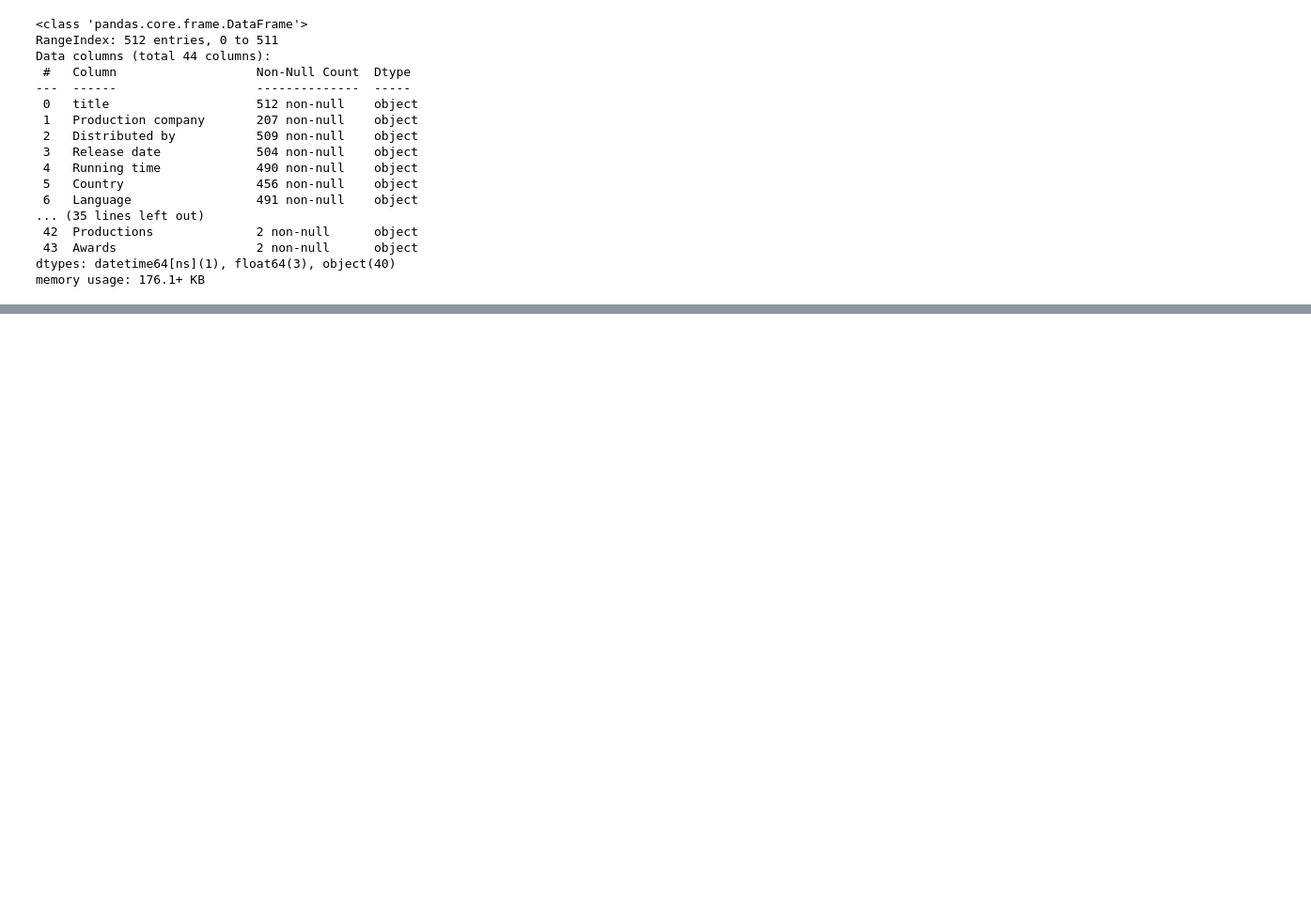
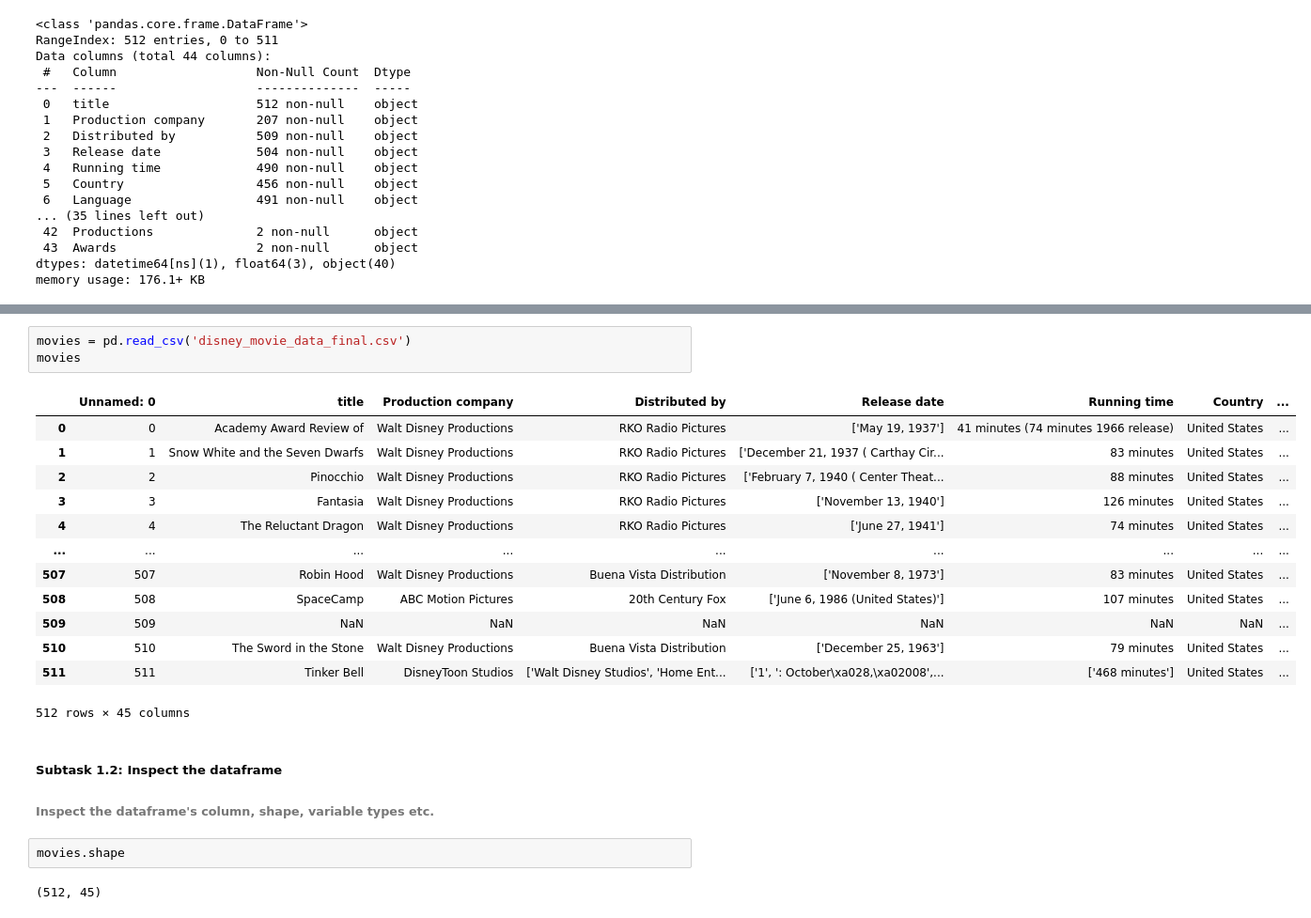
Before and after one commit to pappucode/datascrape, a Jupyter notebook: movie_data_scrape.ipynb, the cells around one changed output, grey strips where cells are left out. Shown at 94% size. Saved outputs shown, nothing was run; the diff lists cells and outputs as text; blank space fills up the shorter version.

```diff
--- a/movie_data_scrape.ipynb
+++ b/movie_data_scrape.ipynb
@@ -669,0 +720,24 @@ running_time.head(20)
+# %%
+movies = pd.read_csv('disney_movie_data_final.csv')
+movies
+# %% [output]
+|  | Unnamed: 0 | title | Production company | Distributed by | Release date | Running time | Country | ... |
+| 0 | 0 | Academy Award Review of | Walt Disney Productions | RKO Radio Pictures | ['May 19, 1937'] | 41 minutes (74 minutes 1966 release) | United States | ... |
+| 1 | 1 | Snow White and the Seven Dwarfs | Walt Disney Productions | RKO Radio Pictures | ['December 21, 1937 ( Carthay Cir... | 83 minutes | United States | ... |
+| 2 | 2 | Pinocchio | Walt Disney Productions | RKO Radio Pictures | ['February 7, 1940 ( Center Theat... | 88 minutes | United States | ... |
+| 3 | 3 | Fantasia | Walt Disney Productions | RKO Radio Pictures | ['November 13, 1940'] | 126 minutes | United States | ... |
+| 4 | 4 | The Reluctant Dragon | Walt Disney Productions | RKO Radio Pictures | ['June 27, 1941'] | 74 minutes | United States | ... |
+| ... | ... | ... | ... | ... | ... | ... | ... | ... |
+| 507 | 507 | Robin Hood | Walt Disney Productions | Buena Vista Distribution | ['November 8, 1973'] | 83 minutes | United States | ... |
+| 508 | 508 | SpaceCamp | ABC Motion Pictures | 20th Century Fox | ['June 6, 1986 (United States)'] | 107 minutes | United States | ... |
+| 509 | 509 | NaN | NaN | NaN | NaN | NaN | NaN | ... |
+| 510 | 510 | The Sword in the Stone | Walt Disney Productions | Buena Vista Distribution | ['December 25, 1963'] | 79 minutes | United States | ... |
+| 511 | 511 | Tinker Bell | DisneyToon Studios | ['Walt Disney Studios', 'Home Ent... | ['1', ': October\xa028,\xa02008',... | ['468 minutes'] | United States | ... |
+512 rows × 45 columns
+# %% [markdown]
+##### Subtask 1.2: Inspect the dataframe
+###### Inspect the dataframe's column, shape, variable types etc.
+# %%
+movies.shape
+# %% [output]
+(512, 45)
```
Also changed, not shown: parts of 22 cells of this notebook, 2 other files.
